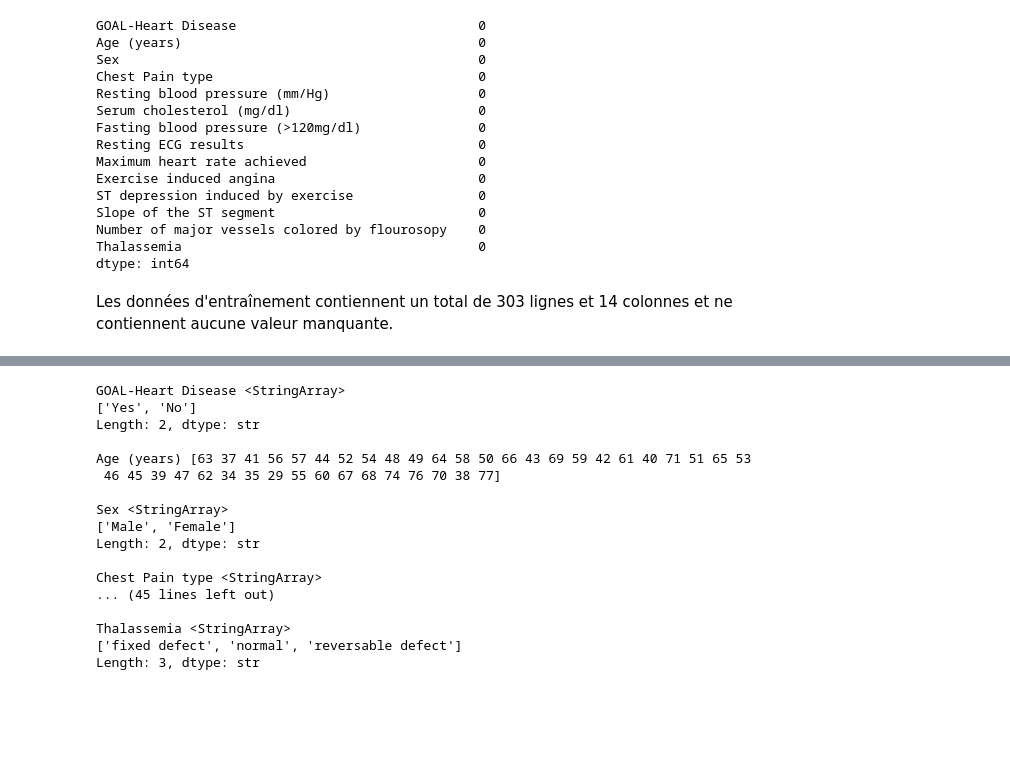
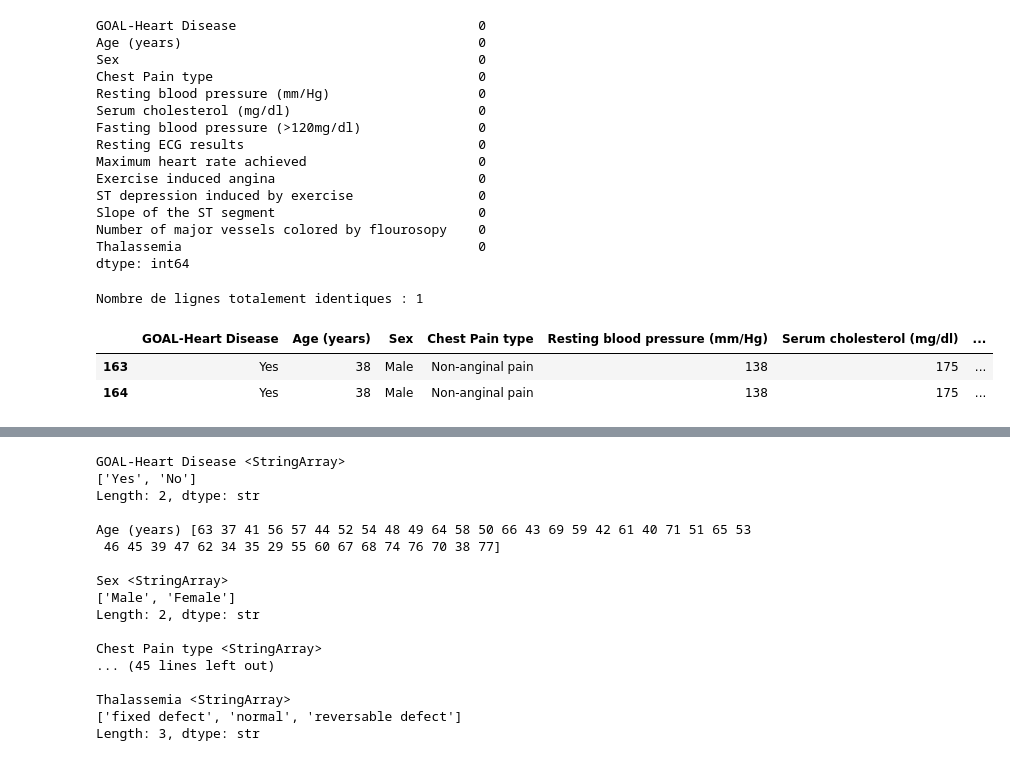
Before and after one commit to keinlarry/Cardiovascular-Disease-Prediction, a Jupyter notebook: notebook/Cardiovascular-Disease-Prediction.ipynb, the cells around one changed output, grey strips where cells are left out. Cells and saved outputs as stored; diff of their text form; code cells hidden in the pictures; blank space fills up the shorter version.

```diff
--- a/notebook/Cardiovascular-Disease-Prediction.ipynb
+++ b/notebook/Cardiovascular-Disease-Prediction.ipynb
@@ -107,5 +112,16 @@ Slope of the ST segment                          0
 Number of major vessels colored by flourosopy    0
 Thalassemia                                      0
 dtype: int64
-# %% [markdown]
-Les données d'entraînement contiennent un total de 303 lignes et 14 colonnes et ne contiennent aucune valeur manquante.
+# %%
+nb_doublons = data.duplicated().sum()
+print(f"Nombre de lignes totalement identiques : {nb_doublons}")
+# %% [output]
+Nombre de lignes totalement identiques : 1
+# %%
+# Affichons toutes les lignes impliquées
+toutes_occurrences = data[data.duplicated(keep=False)]
+toutes_occurrences
+# %% [output]
+|  | GOAL-Heart Disease | Age (years) | Sex | Chest Pain type | Resting blood pressure (mm/Hg) | Serum cholesterol (mg/dl) | ... |
+| 163 | Yes | 38 | Male | Non-anginal pain | 138 | 175 | ... |
+| 164 | Yes | 38 | Male | Non-anginal pain | 138 | 175 | ... |
```
Also changed, not shown: parts of 14 cells of this notebook.
